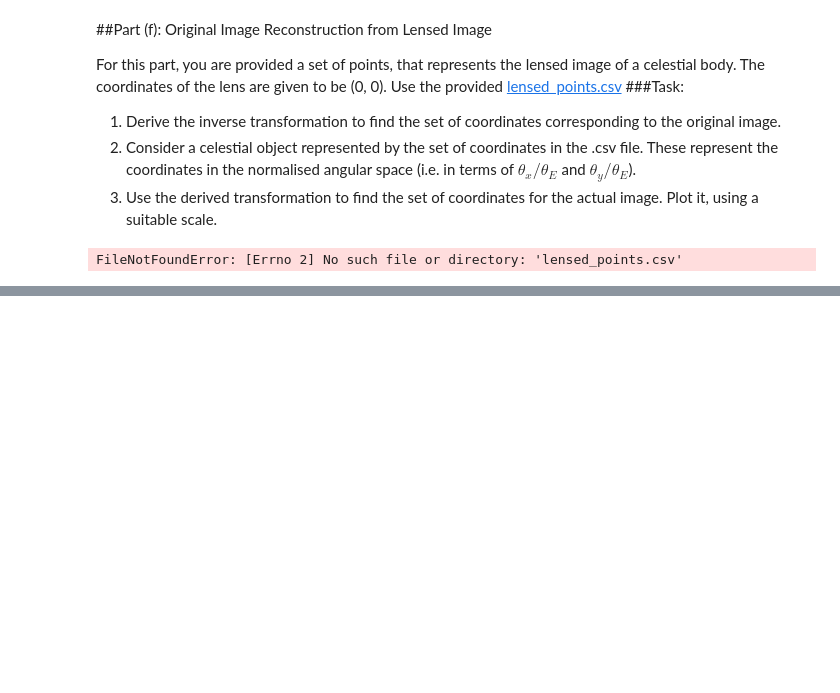
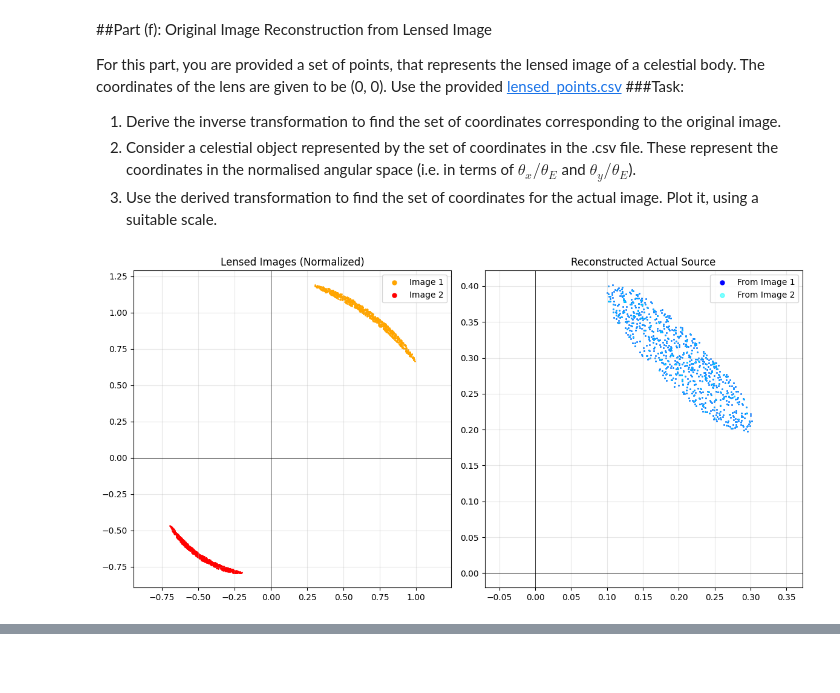
Before and after one commit to akshitajain1528/krittika_ksp_assignment, a Jupyter notebook: Coding Assignment/KSP_Coding_Assignment.ipynb, the cells around one changed output, grey strips where cells are left out. Saved outputs shown, nothing was run; the diff lists cells and outputs as text; code cells hidden in the pictures; blank space fills up the shorter version.

```diff
--- a/Coding Assignment/KSP_Coding_Assignment.ipynb
+++ b/Coding Assignment/KSP_Coding_Assignment.ipynb
@@ -534,47 +534,58 @@ import numpy as np
 import matplotlib.pyplot as plt
 import pandas as pd
 
-# read the points from the csv file
-df = pd.read_csv('lensed_points.csv')
-tx = df['x'].values
-ty = df['y'].values
+# get the points from the raw github url
+url = 'https://raw.githubusercontent.com/akshitajain1528/krittika_ksp_assignment/refs/heads/master/Coding%20Assignment/lensed_points.csv'
+df = pd.read_csv(url)
+
+# used the specific headings from the csv file
+t1x = df['theta1_x/theta_E'].values
+t1y = df['theta1_y/theta_E'].values
+t2x = df['theta2_x/theta_E'].values
+t2y = df['theta2_y/theta_E'].values
 
 def reverse_lens(x, y):
-    # compute distance from origin (theta_E is 1 for normalized space)
+    # find distance
     r = np.sqrt(x**2 + y**2)
 
-    # inverse formula: beta = theta * (1 - 1/theta^2)
+    # reverse the lens effect: beta = theta * (1 - 1/theta^2)
     factor = 1 - (1 / r**2)
 
     bx = x * factor
     by = y * factor
     return bx, by
 
-# transform all lensed points back to original source points
-bx, by = reverse_lens(tx, ty)
+# map both lensed images back to the original source position
+# both sets of points should overlap to form the same shape
+b1x, b1y = reverse_lens(t1x, t1y)
+b2x, b2y = reverse_lens(t2x, t2y)
 
 # --- Plotting graph ---
 plt.figure(figsize=(12, 6))
 
-# Plot the lensed data I got from the file
+# Show the two lensed images we started with
 plt.subplot(1, 2, 1)
-plt.scatter(tx, ty, s=1, color='orange')
+plt.scatter(t1x, t1y, s=1, color='orange', label='Image 1')
+plt.scatter(t2x, t2y, s=1, color='red', label='Image 2')
 plt.axhline(0, color='black', lw=0.5)
 plt.axvline(0, color='black', lw=0.5)
-plt.title("Lensed Image (From CSV)")
+plt.title("Lensed Images (Normalized)")
+plt.legend(markerscale=5)
 plt.axis('equal')
 plt.grid(True, alpha=0.3)
 
-# Plot what the object actually looks like after removing lens effects
+# Show what the object looks like after undoing the gravity bending
 plt.subplot(1, 2, 2)
-plt.scatter(bx, by, s=1, color='blue')
+plt.scatter(b1x, b1y, s=1, color='blue', label='From Image 1')
+plt.scatter(b2x, b2y, s=1, color='cyan', alpha=0.5, label='From Image 2')
 plt.axhline(0, color='black', lw=0.5)
 plt.axvline(0, color='black', lw=0.5)
-plt.title("Actual Source Image")
+plt.title("Reconstructed Actual Source")
+plt.legend(markerscale=5)
 plt.axis('equal')
 plt.grid(True, alpha=0.3)
 
 plt.tight_layout()
 plt.show()
 # %% [output]
-FileNotFoundError: [Errno 2] No such file or directory: 'lensed_points.csv'
+[figure, added]
```
Also changed, not shown: parts of 1 cell of this notebook.
